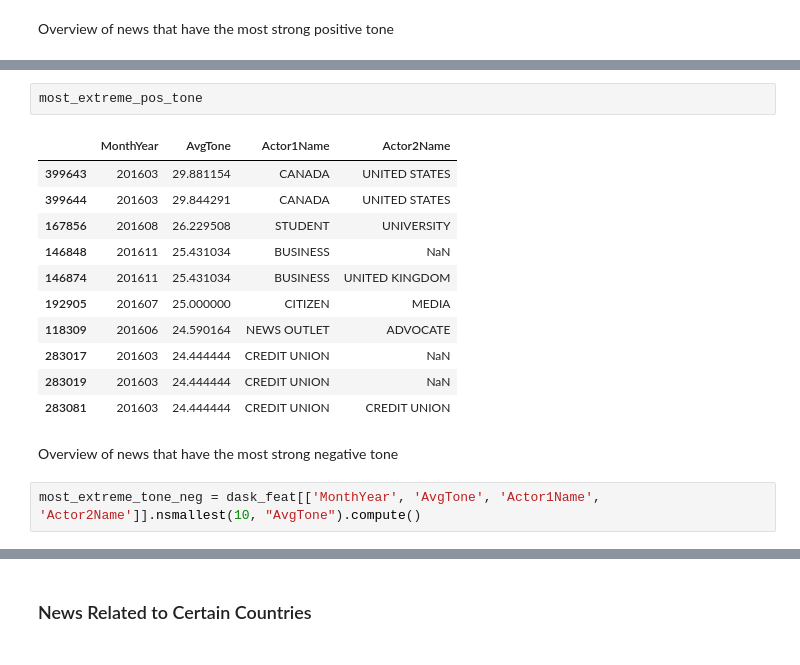
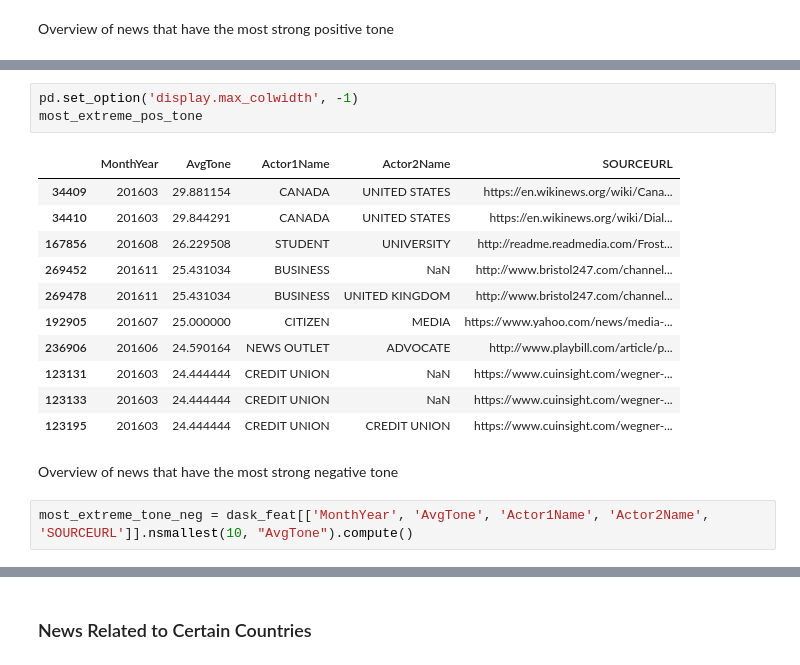
Before and after one commit to beixuan-jia/502final, a Jupyter notebook: EDA.ipynb, the cells around one changed output, grey strips where cells are left out. Cells and saved outputs as stored; diff of their text form.

```diff
--- a/EDA.ipynb
+++ b/EDA.ipynb
@@ -154,21 +155,22 @@ most_extreme_pos_tone = dask_feat[['MonthYear', 'AvgTone', 'Actor1Name', 'Actor2
-# %%
-most_extreme_pos_tone
-# %% [output]
-|  | MonthYear | AvgTone | Actor1Name | Actor2Name |
-| 399643 | 201603 | 29.881154 | CANADA | UNITED STATES |
-| 399644 | 201603 | 29.844291 | CANADA | UNITED STATES |
-| 167856 | 201608 | 26.229508 | STUDENT | UNIVERSITY |
-| 146848 | 201611 | 25.431034 | BUSINESS | NaN |
-| 146874 | 201611 | 25.431034 | BUSINESS | UNITED KINGDOM |
-| 192905 | 201607 | 25.000000 | CITIZEN | MEDIA |
-| 118309 | 201606 | 24.590164 | NEWS OUTLET | ADVOCATE |
-| 283017 | 201603 | 24.444444 | CREDIT UNION | NaN |
-| 283019 | 201603 | 24.444444 | CREDIT UNION | NaN |
-| 283081 | 201603 | 24.444444 | CREDIT UNION | CREDIT UNION |
+# %%
+pd.set_option('display.max_colwidth', -1)
+most_extreme_pos_tone
+# %% [output]
+|  | MonthYear | AvgTone | Actor1Name | Actor2Name | SOURCEURL |
+| 34409 | 201603 | 29.881154 | CANADA | UNITED STATES | https://en.wikinews.org/wiki/Cana... |
+| 34410 | 201603 | 29.844291 | CANADA | UNITED STATES | https://en.wikinews.org/wiki/Dial... |
+| 167856 | 201608 | 26.229508 | STUDENT | UNIVERSITY | http://readme.readmedia.com/Frost... |
+| 269452 | 201611 | 25.431034 | BUSINESS | NaN | http://www.bristol247.com/channel... |
+| 269478 | 201611 | 25.431034 | BUSINESS | UNITED KINGDOM | http://www.bristol247.com/channel... |
+| 192905 | 201607 | 25.000000 | CITIZEN | MEDIA | https://www.yahoo.com/news/media-... |
+| 236906 | 201606 | 24.590164 | NEWS OUTLET | ADVOCATE | http://www.playbill.com/article/p... |
+| 123131 | 201603 | 24.444444 | CREDIT UNION | NaN | https://www.cuinsight.com/wegner-... |
+| 123133 | 201603 | 24.444444 | CREDIT UNION | NaN | https://www.cuinsight.com/wegner-... |
+| 123195 | 201603 | 24.444444 | CREDIT UNION | CREDIT UNION | https://www.cuinsight.com/wegner-... |
 # %% [markdown]
 Overview of news that have the most strong negative tone
 # %%
-most_extreme_tone_neg = dask_feat[['MonthYear', 'AvgTone', 'Actor1Name', 'Actor2Name']].nsmallest(10, "AvgTone").compute()
+most_extreme_tone_neg = dask_feat[['MonthYear', 'AvgTone', 'Actor1Name', 'Actor2Name', 'SOURCEURL']].nsmallest(10, "AvgTone").compute()
 # %%
 most_extreme_tone_neg
 # %% [output]
```
Also changed, not shown: parts of 10 cells of this notebook.
